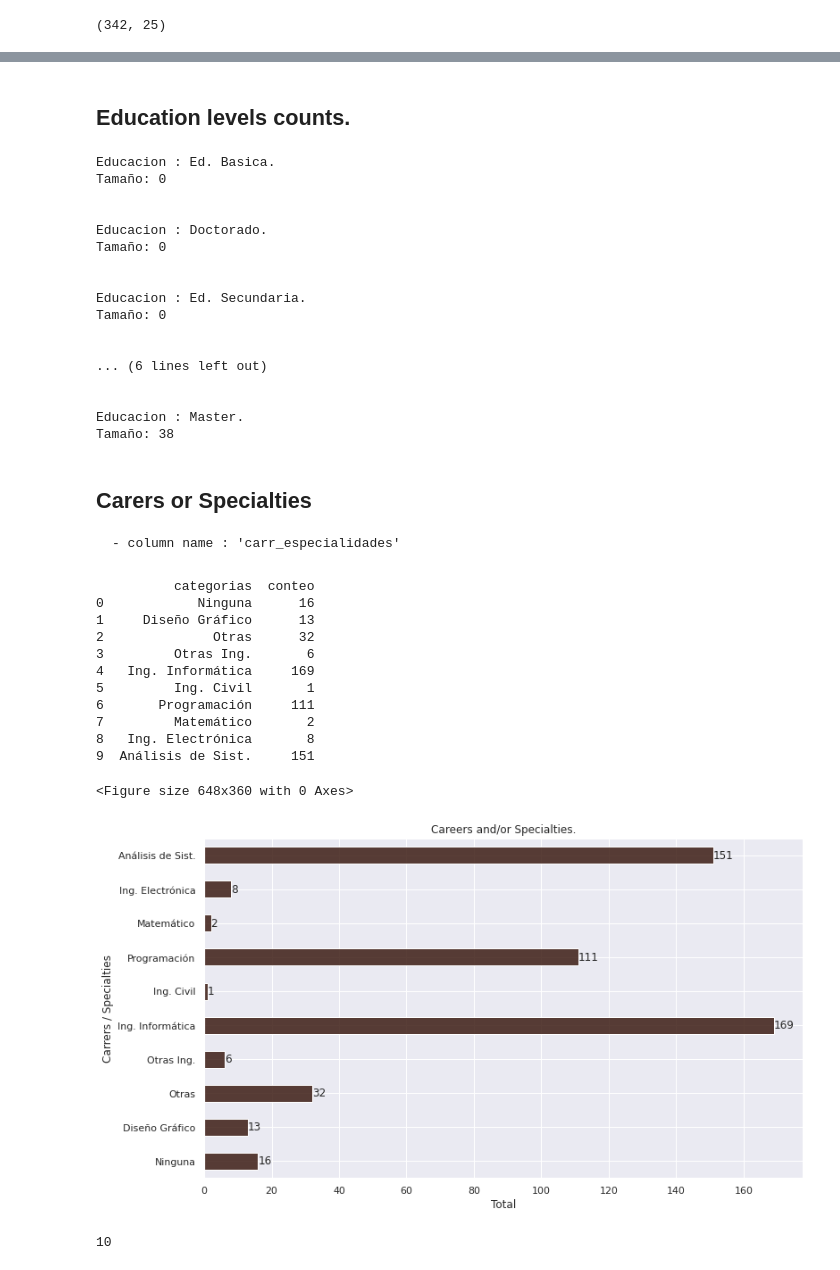
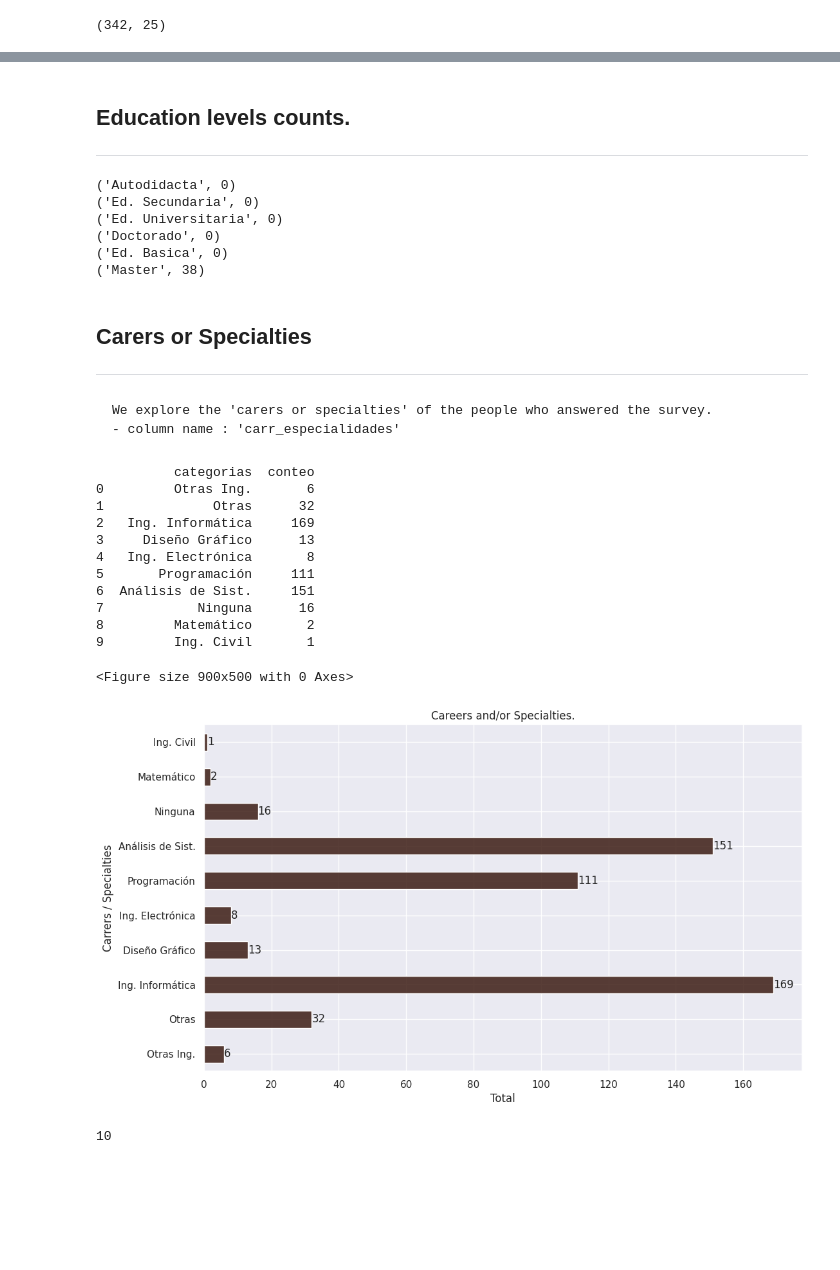
Before and after one commit to TorrezMN/Data_Science, a Jupyter notebook: Enc_Devs_Py/Notebooks/Education.ipynb, the cells around one changed output, grey strips where cells are left out. Saved outputs shown, nothing was run; the diff lists cells and outputs as text; code cells hidden in the pictures; blank space fills up the shorter version.

Commit message:
ADDED automation to make grouped charts. (Horizontal and vertical charts.)

```diff
--- a/Enc_Devs_Py/Notebooks/Education.ipynb
+++ b/Enc_Devs_Py/Notebooks/Education.ipynb
@@ -87,29 +112,27 @@ Index(['University Education',
 # %% [markdown]
 ## Education levels counts.
+---
 # %%
+ed_counts = {}
+
 for i in ed_levels:
     ed_df = df[df["educacion"].str.contains(i)]["educacion"]
-    print(f"Educacion : {i}.\nTamaño: {ed_df.size} \n\n")
+    ed_counts[i] = ed_df.size
+
+for i in ed_counts.items():
+    print(i)
 # %% [output]
-Educacion : Ed. Basica.
-Tamaño: 0
-
-
-Educacion : Doctorado.
-Tamaño: 0
-
-
-Educacion : Ed. Secundaria.
-Tamaño: 0
-
-
-... (6 lines left out)
-
-
-Educacion : Master.
-Tamaño: 38
+('Autodidacta', 0)
+('Ed. Secundaria', 0)
+('Ed. Universitaria', 0)
+('Doctorado', 0)
+('Ed. Basica', 0)
+('Master', 38)
 # %% [markdown]
 ## Carers or Specialties
+---
+
+    We explore the 'carers or specialties' of the people who answered the survey.
     - column name : 'carr_especialidades'
 # %%
 # Making a plot for this column.
@@ -125,48 +148,48 @@ carr_esp_plot = carr_esp_df.plot(
     kind="barh",
     title="Careers and/or Specialties.",
     legend=False,
-    color=get_color("fasdf", "light"),
+    color=get_color("fasfasddf", "light"),
 )
 
 carr_esp_uniques = get_column_uniques(df, "carr_especialidades")
 
 
 carr_esp_plot.set_yticks([k for k, v in enumerate(carr_esp_uniques)], minor=False)
 carr_esp_plot.set_yticklabels(
     [i for i in carr_esp_uniques],
     fontdict=None,
     minor=False,
 )
 
 
 carr_esp_plot.set_xlabel("Total")
 carr_esp_plot.set_ylabel("Carrers / Specialties")
 
 
 cat_values = [i for i in carr_esp_df.conteo.value_counts().keys()]
 
 
 # Plot annotations.
 for k, v in enumerate(cat_values):
     carr_esp_plot.annotate(v, (v, k), va="center")
 
     # nv_ed_plot.annotate(v, (v,k),va='center')
 
 plt.show()
 # %% [output]
           categorias  conteo
-0            Ninguna      16
-1     Diseño Gráfico      13
-2              Otras      32
-3         Otras Ing.       6
-4   Ing. Informática     169
-5         Ing. Civil       1
-6       Programación     111
-7         Matemático       2
-8   Ing. Electrónica       8
-9  Análisis de Sist.     151
+0         Otras Ing.       6
+1              Otras      32
+2   Ing. Informática     169
+3     Diseño Gráfico      13
+4   Ing. Electrónica       8
+5       Programación     111
+6  Análisis de Sist.     151
+7            Ninguna      16
+8         Matemático       2
+9         Ing. Civil       1
-<Figure size 648x360 with 0 Axes>
+<Figure size 900x500 with 0 Axes>
-[figure, old version]
+[figure, new version]
 # %%
 carr_esp_uniques = get_column_uniques(df, "carr_especialidades")
 # %%
```
Also changed, not shown: parts of 49 cells of this notebook, 2 other files.
